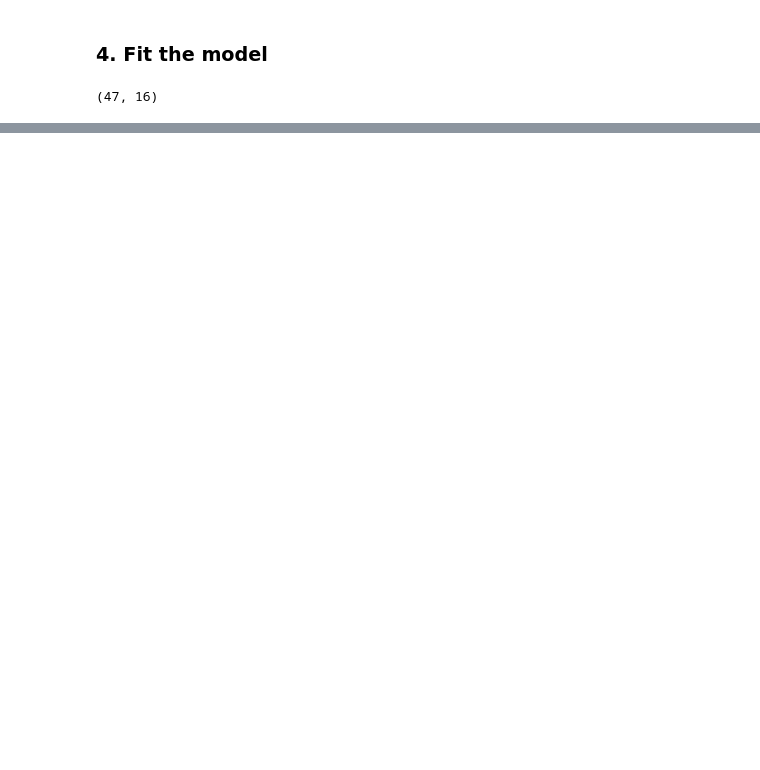
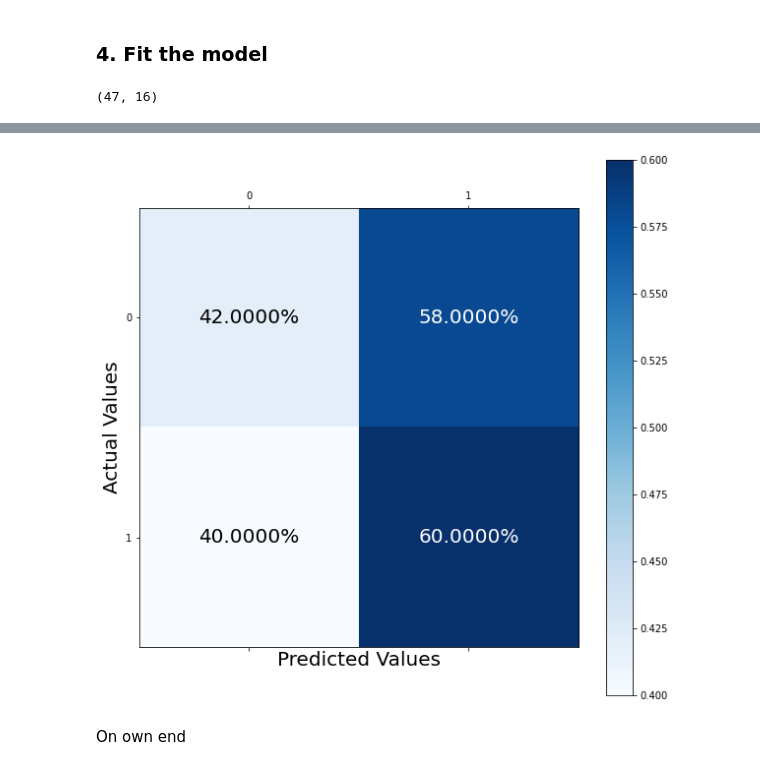
Before and after one commit to shashwat9kumar/ML-And-DataScience, a Jupyter notebook: Tensorflow/03_introduction_to_computer_vision_using_tensorflow.ipynb, the cells around one changed output, grey strips where cells are left out. Saved outputs shown, nothing was run; the diff lists cells and outputs as text; code cells hidden in the pictures; blank space fills up the shorter version.

```diff
--- a/Tensorflow/03_introduction_to_computer_vision_using_tensorflow.ipynb
+++ b/Tensorflow/03_introduction_to_computer_vision_using_tensorflow.ipynb
@@ -767,0 +819,3 @@ Epoch 5/5
+# %%
+predictions = model_4.predict(test_data)
+len(predictions)
@@ -767,0 +824,8 @@ Epoch 5/5
+# %%
+data = []
+i=1
+for x in range(len(test_data)):
+    i, l = test_data.next()
+    data.extend(np.array(l))
+# %%
+predictions = np.ravel(np.round(predictions))
@@ -767,0 +854,2 @@ Epoch 5/5
+# %%
+cm = confusion_matrix(data, predictions)
@@ -767,0 +885,23 @@ Epoch 5/5
+# %%
+# Plot the confusion matrix
+
+cm = cm / cm.sum(axis=1)
+cm
+
+fig, ax = plt.subplots(figsize=(10,10))
+fig.colorbar(ax.matshow(cm, cmap=plt.cm.Blues))
+
+ax.set_xlabel("Predicted Values", fontsize=20)
+ax.set_ylabel("Actual Values", fontsize=20)
+
+for i in range(len(cm)):
+    for j in range(len(cm[0])):
+        plt.text(j, i, f"{cm[i,j]*100:.04f}%",
+                 horizontalalignment="center",
+                 verticalalignment="center",
+                 fontsize=20,
+                 color = ("white" if cm[i,j]>0.5 else "black"))
+# %% [output]
+[figure, added]
+# %% [markdown]
+On own end
```
Also changed, not shown: parts of 43 cells of this notebook.
